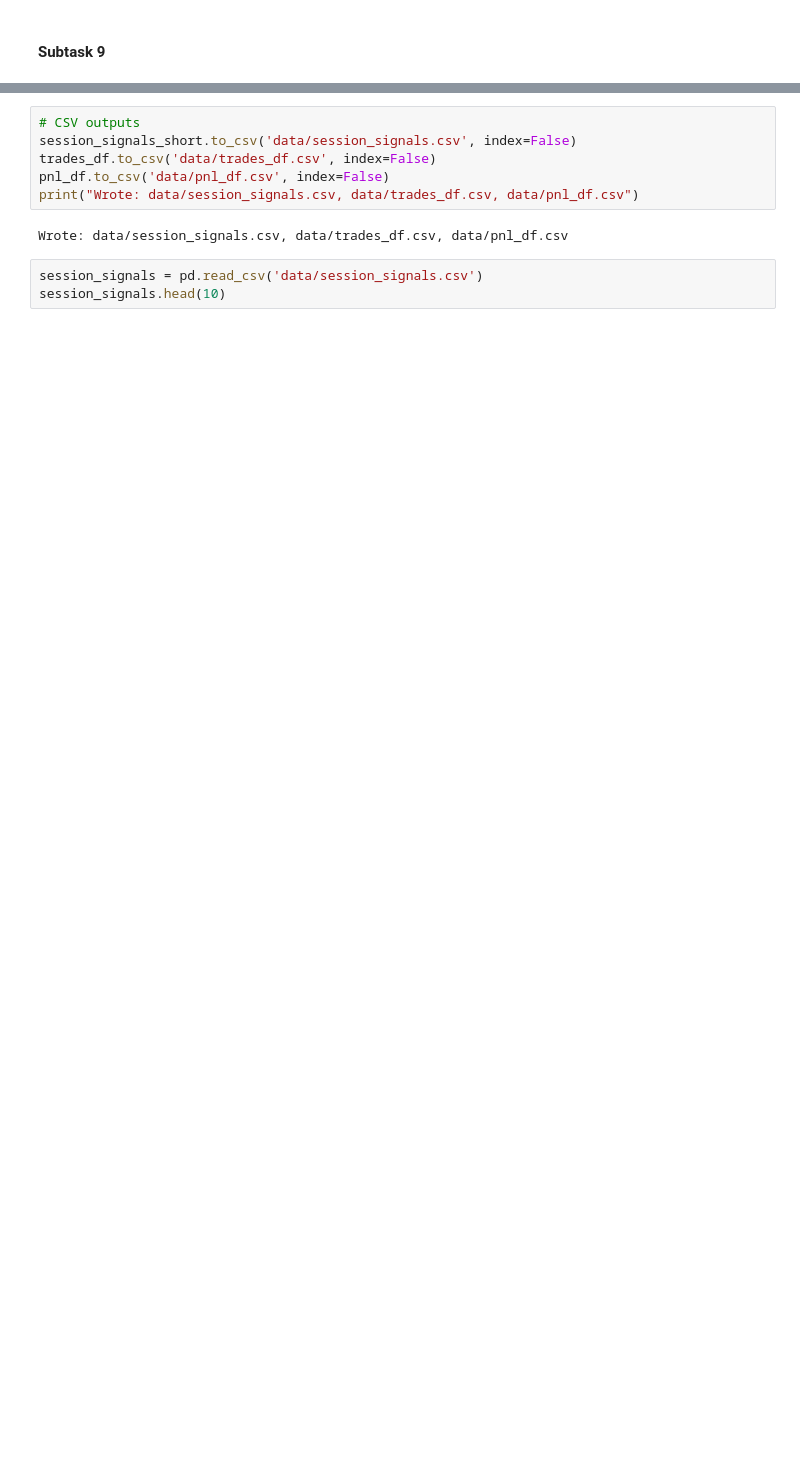
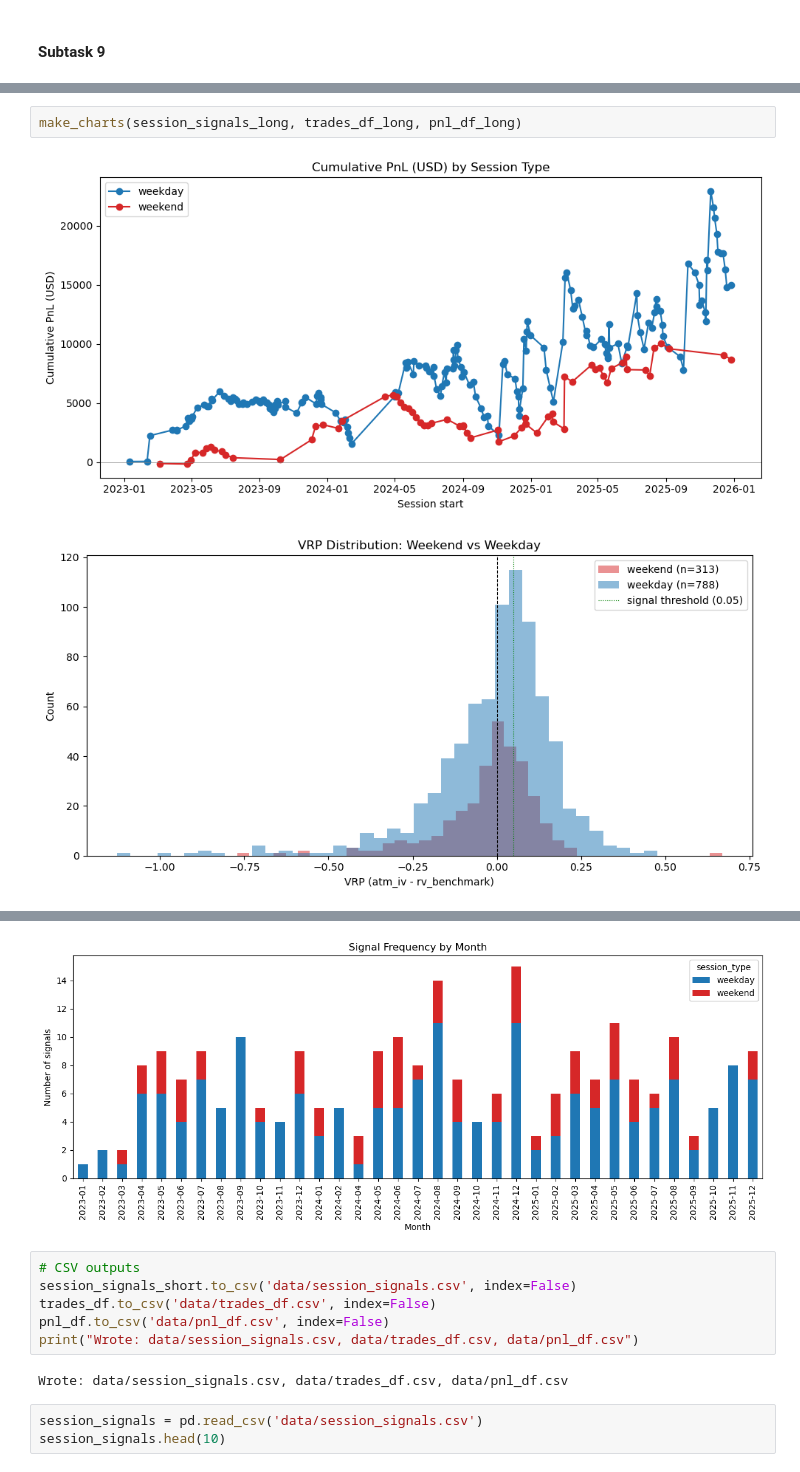
Before and after one commit to Harik-S/oaf-hilary-2026, a Jupyter notebook: trade_construction.ipynb, the cells around one changed output, grey strips where cells are left out. Cells and saved outputs as stored; diff of their text form; blank space fills up the shorter version.

```diff
--- a/trade_construction.ipynb
+++ b/trade_construction.ipynb
@@ -612,0 +637,5 @@ make_charts(session_signals_short, trades_df, pnl_df)
+# %%
+make_charts(session_signals_long, trades_df_long, pnl_df_long)
+# %% [output]
+[figure, added]
+[figure, added]
@@ -613,3 +643,4 @@ make_charts(session_signals_short, trades_df, pnl_df)
+[figure, added]
 # %%
 # CSV outputs
 session_signals_short.to_csv('data/session_signals.csv', index=False)
```
Also changed, not shown: parts of 10 cells of this notebook, 17 other files.
